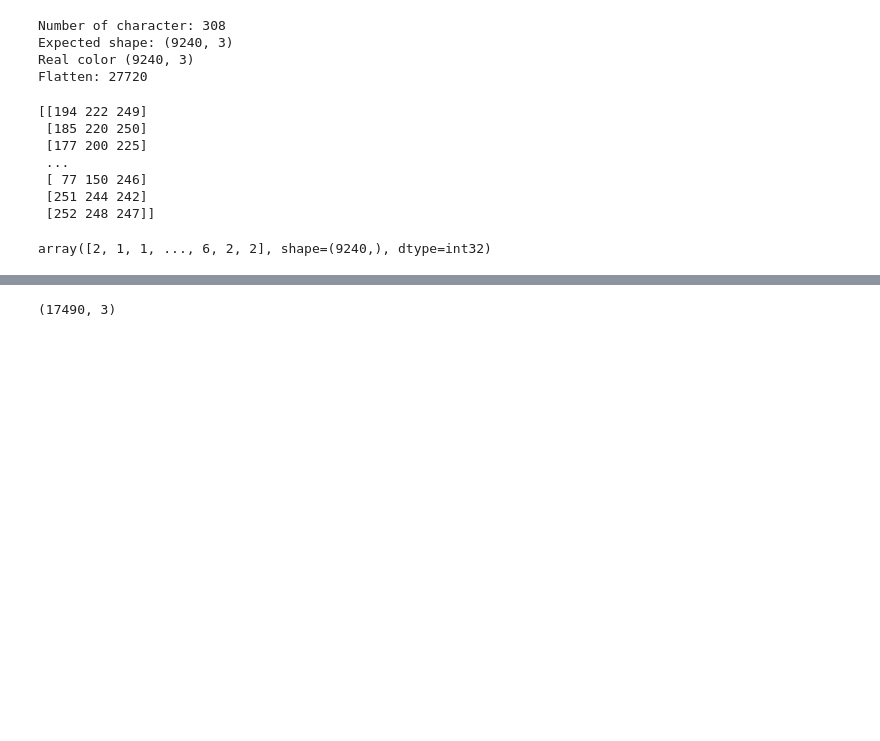
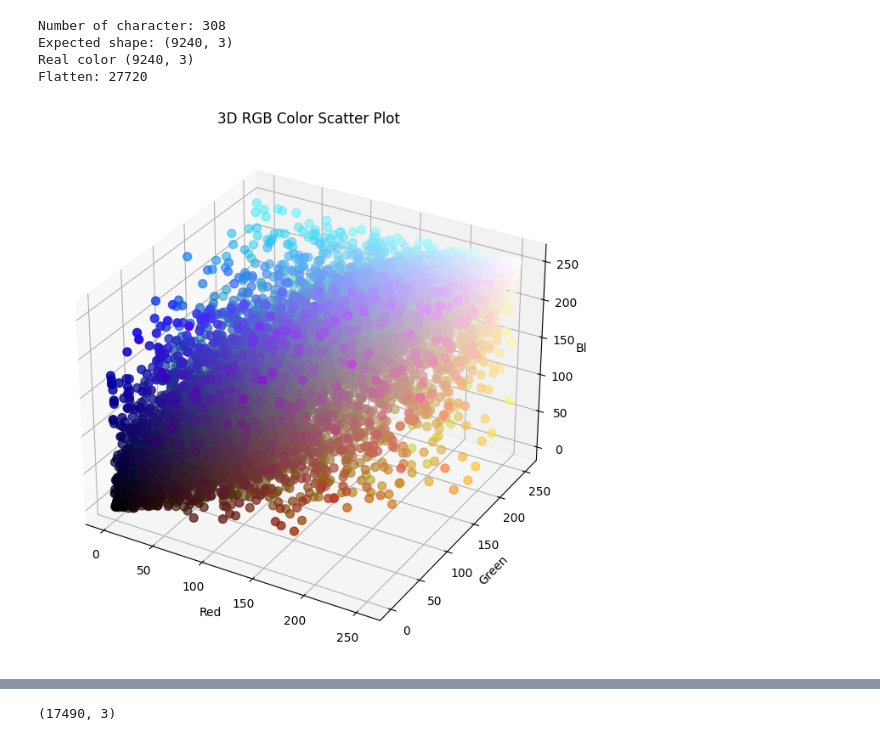
Before and after one commit to MarcoAlandAdinanda/Deep_Anime_Color_Palette_Analysis, a Jupyter notebook: getMostUsed.ipynb, the cells around one changed output, grey strips where cells are left out. Cells and saved outputs as stored; diff of their text form; code cells hidden in the pictures; blank space fills up the shorter version.

```diff
--- a/getMostUsed.ipynb
+++ b/getMostUsed.ipynb
@@ -35,30 +35,40 @@ Number of character: 308
 Expected shape: (9240, 3)
 Real color (9240, 3)
 Flatten: 27720
-# %%
-list_color = []
-
-for character_color in data['colors']:
-    if type(character_color) == list:
-        for color in character_color:
-            list_color.append(color)
-
-used_colors = np.array(list_color)
-print(used_colors)
-# %% [output]
-[[194 222 249]
- [185 220 250]
- [177 200 225]
- ...
- [ 77 150 246]
- [251 244 242]
- [252 248 247]]
-# %%
-from sklearn.cluster import KMeans
-
-num_clusters = 10
-
-kmeans = KMeans(n_clusters=num_clusters, random_state=42)
-kmeans.fit_predict(all_colors)
-# %% [output]
-array([2, 1, 1, ..., 6, 2, 2], shape=(9240,), dtype=int32)
+# %%
+import pandas as pd
+import numpy as np
+
+list_color = []
+
+for character_color in data['colors']:
+    if isinstance(character_color, list):
+        list_color.extend(character_color)
+
+used_colors = np.array(list_color)
+
+# Convert to a DataFrame with R, G, B columns
+df_colors = pd.DataFrame(used_colors, columns=['R', 'G', 'B'])
+# %%
+import matplotlib.pyplot as plt
+from mpl_toolkits.mplot3d import Axes3D
+import numpy as np
+
+# Create a 3D scatter plot
+fig = plt.figure(figsize=(8, 8))
+ax = fig.add_subplot(111, projection='3d')
+
+# Scatter points using RGB values as both coordinates and colors
+ax.scatter(df_colors['R'], df_colors['G'], df_colors['B'],
+           c=df_colors[['R', 'G', 'B']].values / 255,  # Normalize RGB values
+           marker='o', s=50)
+
+# Labels and title
+ax.set_xlabel('Red')
+ax.set_ylabel('Green')
+ax.set_zlabel('Blue')
+ax.set_title('3D RGB Color Scatter Plot')
+
+plt.show()
+# %% [output]
+[figure, added]
```
Also changed, not shown: parts of 2 cells of this notebook.
